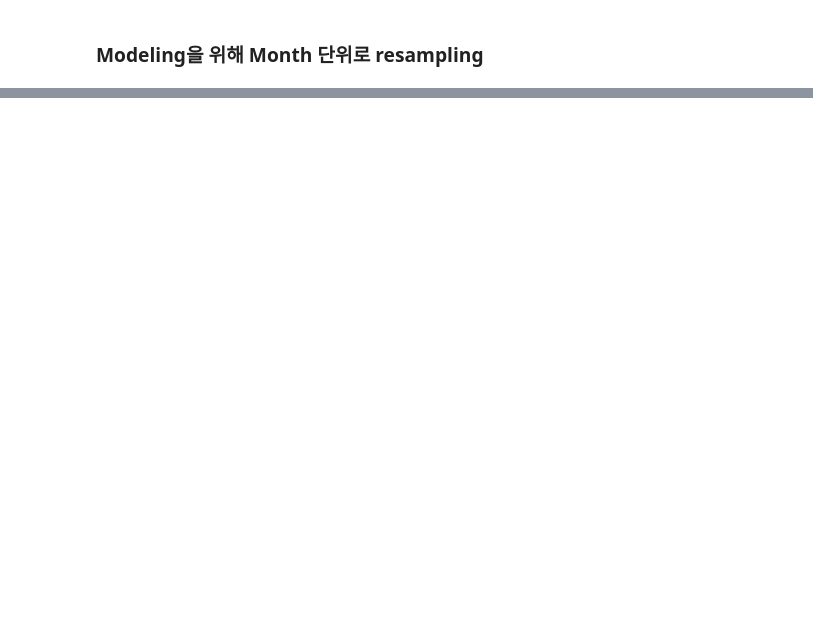
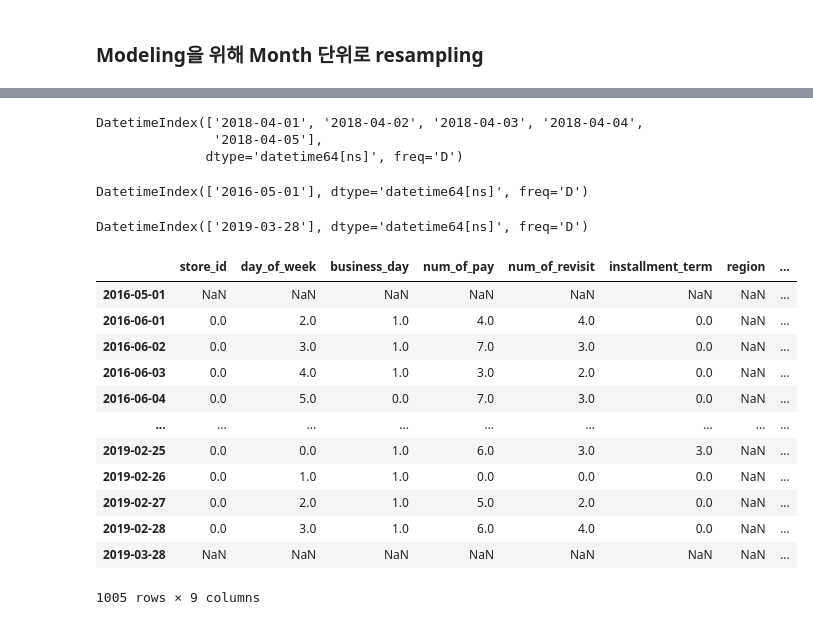
Before and after one commit to suhyun-cho/Dacon, a Jupyter notebook: 상점매출예측_FUNDA/1st-pass-code-review.ipynb, the cells around one changed output, grey strips where cells are left out. Drawn from its saved outputs; the diff is of its cells as text; code cells hidden in the pictures; blank space fills up the shorter version.

```diff
--- a/상점매출예측_FUNDA/1st-pass-code-review.ipynb
+++ b/상점매출예측_FUNDA/1st-pass-code-review.ipynb
@@ -333,0 +398,36 @@ df_day.head(3)
+# %%
+# pd.date_range에 시작날짜와 끝 날짜 지정.
+pd.date_range("2018-4-1", "2018-4-5")
+# %% [output]
+DatetimeIndex(['2018-04-01', '2018-04-02', '2018-04-03', '2018-04-04',
+               '2018-04-05'],
+              dtype='datetime64[ns]', freq='D')
+# %%
+# 2016-06-01 로부터 한달 전
+pd.date_range(start=(df_day[df_day.store_id==0].index[0] - relativedelta(months=1)), end=(df_day[df_day.store_id==0].index[0]- relativedelta(months=1)))
+# %% [output]
+DatetimeIndex(['2016-05-01'], dtype='datetime64[ns]', freq='D')
+# %%
+# 2019-02-28 로부터 한달 후
+pd.date_range(start=(df_day[df_day.store_id==0].index[-1] + relativedelta(months=1)), end=(df_day[df_day.store_id==0].index[-1]+ relativedelta(months=1)))
+# %% [output]
+DatetimeIndex(['2019-03-28'], dtype='datetime64[ns]', freq='D')
+# %%
+# 한달전, 한달후 row를 위아래로 추가.
+pd.concat([pd.DataFrame(index=pd.date_range(start=(df_day[df_day.store_id==0].index[0] - relativedelta(months=1)), end=(df_day[df_day.store_id==0].index[0] - relativedelta(months=1)))),
+          df_day[df_day.store_id==0],
+          pd.DataFrame(index=pd.date_range(start=(df_day[df_day.store_id==0].index[-1] + relativedelta(months=1)), end=(df_day[df_day.store_id==0].index[-1]+ relativedelta(months=1))))])
+# %% [output]
+|  | store_id | day_of_week | business_day | num_of_pay | num_of_revisit | installment_term | region | ... |
+| 2016-05-01 | NaN | NaN | NaN | NaN | NaN | NaN | NaN | ... |
+| 2016-06-01 | 0.0 | 2.0 | 1.0 | 4.0 | 4.0 | 0.0 | NaN | ... |
+| 2016-06-02 | 0.0 | 3.0 | 1.0 | 7.0 | 3.0 | 0.0 | NaN | ... |
+| 2016-06-03 | 0.0 | 4.0 | 1.0 | 3.0 | 2.0 | 0.0 | NaN | ... |
+| 2016-06-04 | 0.0 | 5.0 | 0.0 | 7.0 | 3.0 | 0.0 | NaN | ... |
+| ... | ... | ... | ... | ... | ... | ... | ... | ... |
+| 2019-02-25 | 0.0 | 0.0 | 1.0 | 6.0 | 3.0 | 3.0 | NaN | ... |
+| 2019-02-26 | 0.0 | 1.0 | 1.0 | 0.0 | 0.0 | 0.0 | NaN | ... |
+| 2019-02-27 | 0.0 | 2.0 | 1.0 | 5.0 | 2.0 | 0.0 | NaN | ... |
+| 2019-02-28 | 0.0 | 3.0 | 1.0 | 6.0 | 4.0 | 0.0 | NaN | ... |
+| 2019-03-28 | NaN | NaN | NaN | NaN | NaN | NaN | NaN | ... |
+1005 rows × 9 columns
```
Also changed, not shown: parts of 21 cells of this notebook.
